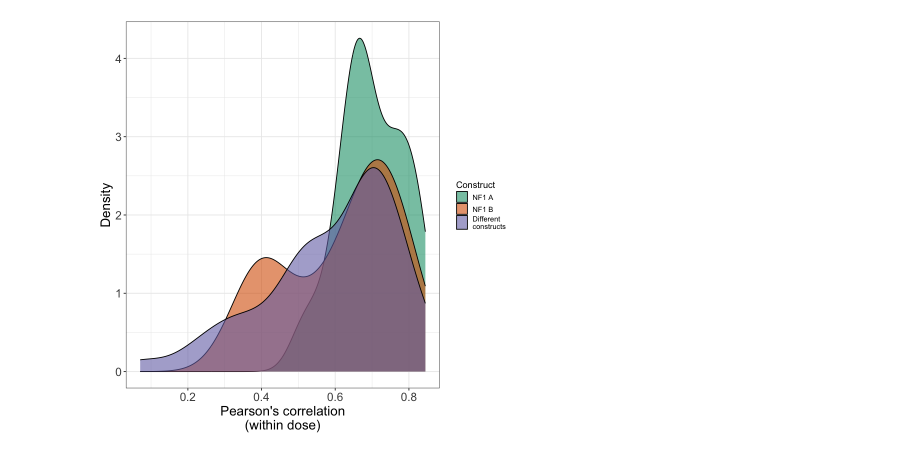
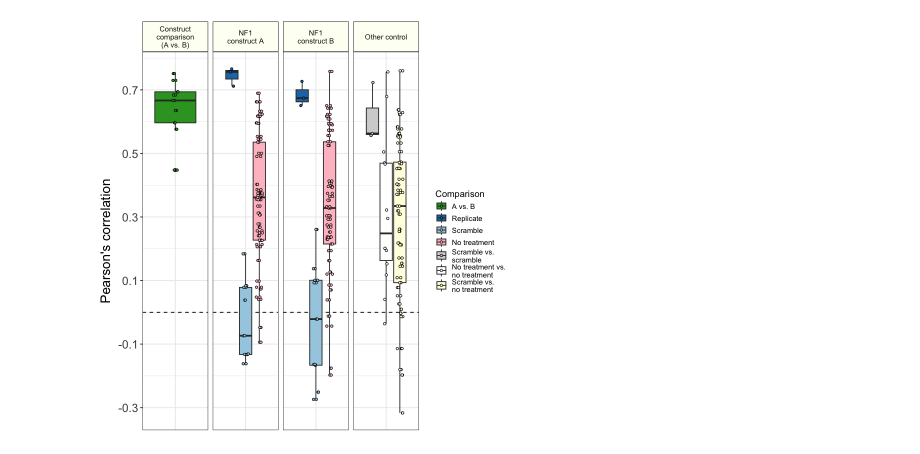
Before and after one commit to WayScience/NF1_SchwannCell_data_analysis, a Jupyter notebook: figures/visualize-plate4-correlations.ipynb, the cells around one changed output. Drawn from its saved outputs; the diff is of its cells as text; code cells hidden in the pictures.

Commit message:
add correlation figures

```diff
--- a/figures/visualize-plate4-correlations.ipynb
+++ b/figures/visualize-plate4-correlations.ipynb
@@ -26,13 +32,14 @@ correlation_dir <- file.path(
     "0.data_analysis",
     "construct_phenotypic_expression_plate_4_fs_data",
     "median_correlation_relationships",
+    "post_fs_aggregation_correlations",
     "data"
 )
 
 correlation_file <- file.path(correlation_dir, "correlation_data.tsv")
 
 output_boxplot_file <- file.path("figures", "plate4_bulk_correlation_boxplot.png")
-output_density_file <- file.path("figures", "plate4_bulk_correlation_density.png")
+output_grant_file <- file.path("figures", "plate4_grant_boxplot.png")
 # %%
 # Set plot defaults
 construct_labels <- c(
@@ -155,30 +298,57 @@ nf1_construct_gg
 # %%
-nf1_density_gg <- (
-    ggplot(correlation_df,
+grant_figure_gg <- (
+    ggplot(grant_figure_df,
            aes(
-               x = pearsons_coef,
-               fill = construct_comparison
+               x = construct_facet,
+               y = pearsons_coef,
+               fill = color_group
            )
           )
-    + geom_density(alpha = 0.6)
-    + labs(x = "Pearson's correlation\n(within dose)", y = "Density")
+    + geom_hline(yintercept = 0, linetype = "dashed")
+    + geom_boxplot()
+    + geom_jitter(
+        aes(color = color_group),
+        position = position_jitterdodge(
+            jitter.width = 0.5,
+            dodge.width = 0.75
+        ),
+        size = 1.1,
+        shape = 21,
+        color = "black"
+    )
+    + facet_grid("~construct_facet", scales = "free_x")
+    + labs(
+        x = "siRNA concentration (uM)",
+        y = "Pearson's correlation"
+    )
+    + scale_color_manual(
+        name = "Comparison",
+        labels = grant_construct_labels,
+        values = grant_construct_colors
+    )
     + scale_fill_manual(
-        name = "Construct",
-        labels = construct_labels,
-        values = construct_colors
+        name = "Comparison",
+        labels = grant_construct_labels,
+        values = grant_construct_colors
     )
     + theme_bw()
     + figure_theme
+    + theme(
+        axis.title.x = element_blank(),
+        axis.text.x = element_blank(),
+        axis.ticks.x = element_blank()
+    )
+    + scale_y_continuous(breaks = seq(-0.5, 0.8, by = 0.2))
 )
 
 ggsave(
-    output_density_file,
-    nf1_density_gg,
-    height = 4,
-    width = 5,
+    output_grant_file,
+    grant_figure_gg,
+    height = 3,
+    width = 6.5,
     dpi = 500
 )
 
-nf1_density_gg
+grant_figure_gg
 # %% [output]
-[figure, old version]
+[figure, new version]
```
Also changed, not shown: parts of 7 cells of this notebook, 4 other files.
